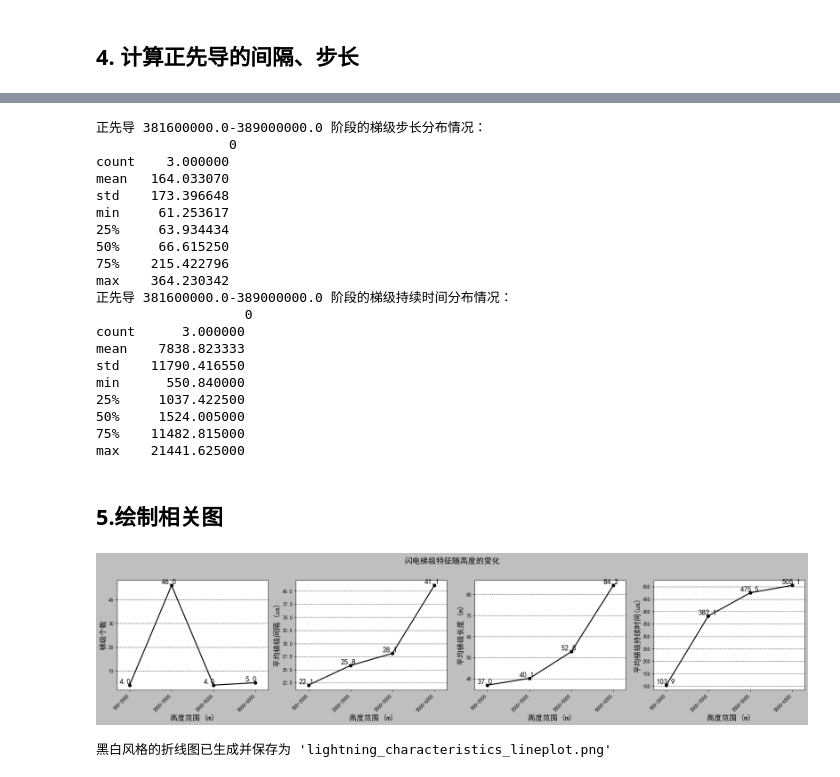
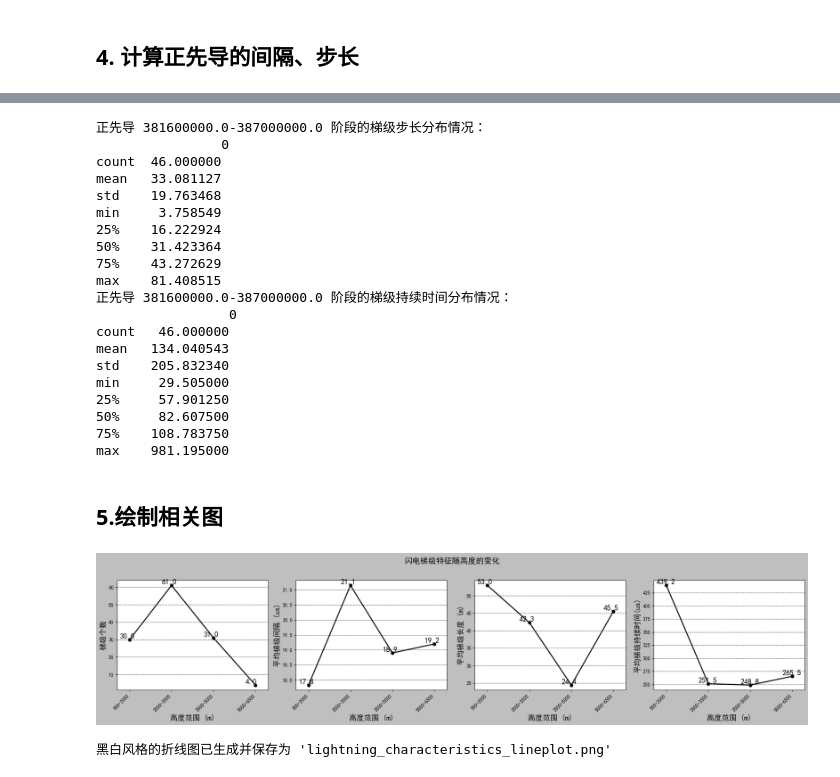
Before and after one commit to S0ngRu1/Lightning-Mapping, a Jupyter notebook: 2024/2d/Analysis Signal Interval.ipynb, the cells around one changed output, grey strips where cells are left out. Saved outputs shown, nothing was run; the diff lists cells and outputs as text; code cells hidden in the pictures.

```diff
--- a/2024/2d/Analysis Signal Interval.ipynb
+++ b/2024/2d/Analysis Signal Interval.ipynb
@@ -860,7 +863,7 @@ max    533.865000
 ### 5000-6500
 # %%
 # 选出正先导数据
-start_loc = 3.65e8
+start_loc = 3.656e8
 end_loc = 3.66e8
 negative_lead_result = filtered_result[
     (filtered_result.Start_loc >= start_loc) &
@@ -904,8 +907,8 @@ end_locs = filtered_start_loc[1:]    # 去掉第一个元素
 loc_tuples = list(zip(start_locs, end_locs))
 
 # --- DBSCAN 聚类参数 ---
-epsilon = 27
-min_samples = 2
+epsilon = 50
+min_samples = 3
 durations = []
 distances = []
 # Step2: 三维结果中筛选出对应的结果
@@ -972,7 +975,7 @@ max    1224.005000
 # %%
 # 选出正先导数据
 start_loc = 3.816e8
-end_loc = 3.89e8
+end_loc = 3.87e8
 positive_lead_result = filtered_result[
     (filtered_result.Start_loc >= start_loc) &
     (filtered_result.Start_loc < end_loc)
@@ -984,7 +987,7 @@ print("最大的间隔位于:",corresponding_start_loc)
 
 # 查看时间间隔大于某阈值的个数
 
-thea = 20000
+thea = 3000
 filtered_positive_time_diffs = time_diffs[ time_diffs > thea]
 filtered_positive_time_diffs = filtered_positive_time_diffs*5/1e3
 print(f"时间间隔大于{thea}的个数有：{len(filtered_positive_time_diffs)}")
@@ -1015,7 +1018,7 @@ end_locs = filtered_start_loc[1:]    # 去掉第一个元素
 loc_tuples = list(zip(start_locs, end_locs))
 
 # --- DBSCAN 聚类参数 ---
-epsilon = 80
+epsilon = 50
 min_samples = 3
 durations = []
 distances = []
@@ -1058,26 +1061,26 @@ print(f"正先导 {start_loc}-{end_loc} 阶段的梯级步长分布情况：\n",
 durations_df = pd.DataFrame(data=durations)
 print(f"正先导 {start_loc}-{end_loc} 阶段的梯级持续时间分布情况：\n",durations_df.describe())
 # %% [output]
-正先导 381600000.0-389000000.0 阶段的梯级步长分布情况：
+正先导 381600000.0-387000000.0 阶段的梯级步长分布情况：
+                0
+count  46.000000
+mean   33.081127
+std    19.763468
+min     3.758549
+25%    16.222924
+50%    31.423364
+75%    43.272629
+max    81.408515
+正先导 381600000.0-387000000.0 阶段的梯级持续时间分布情况：
                  0
-count    3.000000
-mean   164.033070
-std    173.396648
-min     61.253617
-25%     63.934434
-50%     66.615250
-75%    215.422796
-max    364.230342
-正先导 381600000.0-389000000.0 阶段的梯级持续时间分布情况：
-                   0
-count      3.000000
-mean    7838.823333
-std    11790.416550
-min      550.840000
-25%     1037.422500
-50%     1524.005000
-75%    11482.815000
-max    21441.625000
+count   46.000000
+mean   134.040543
+std    205.832340
+min     29.505000
+25%     57.901250
+50%     82.607500
+75%    108.783750
+max    981.195000
 # %% [markdown]
 ## 5.绘制相关图
 # %%
@@ -1094,10 +1097,10 @@ plt.style.use('grayscale')
 
 # 数据读取与处理（同原代码）
 data_string = """高度范围（m）,起始结束位置,持续时间（ms）,梯级个数,梯级间隔（us）,梯级持续时间（us）,梯级长度(m)
-"500-2000","3.7e8-3.72e8",10,4,"22.06 (20.39-25.71)","103.92 (73.92-133.92)","36.96 (32.42-41.50)"
-"2000-3500","3.67e8-3.7e8",15,46,"25.81 (20.28-47.61)","382.13 (30.96-2353.91)","40.13 (14.72-63.06)"
-"3500-5000","3.66e8-3.67e8",5,4,"28.11 (26.20-31.09)","475.50 (409.62-533.86","52.81 (42.24-61.17)"
-"5000-6500","3.65e8-3.66e8",5,5,"41.10 (15.38-128.71)","505.15 (7241.27-1224.01)","84.25 (21.23- 243.86)"
+"500-2000","3.7e8-3.72e8",10,30,"17.83 (15.17-25.71)","439.21 (81.46-1198.41)","52.99 (14.65-154.41)"
+"2000-3500","3.67e8-3.7e8",15,61,"21.15 (15.03-47.61)","251.48 (36.91-863.17)","42.33 (5.18-87.38)"
+"3500-5000","3.66e8-3.67e8",5,31,"18.90 (15.05-31.09)","248.80 (52.18-718.39)","24.42 (4.38-47.84)"
+"5000-6500","3.65e8-3.66e8",5,4,"19.20 (15.38-24.44)","265.54 (241.28-311.62)","45.50 (21.23- 88.19)"
 """
 df = pd.read_csv(io.StringIO(data_string))
 
@@ -1127,32 +1130,32 @@ for col_name, y_label, ax in features:
     x_idx = range(len(df))  # x轴索引（对应4个高度范围）
     y_vals = df[col_name]
     ax.plot(x_idx, y_vals, marker='o', linewidth=2, markersize=6)
 
     # --- 为每个数据点添加标注 ---
     for i, (x, y) in enumerate(zip(x_idx, y_vals)):
         ax.annotate(
             text=f'{y:.1f}',  # 标注文本（保留1位小数，避免过长）
             xy=(x, y),        # 标注位置（数据点坐标）
             xytext=(-20, 0),    # 文本偏移量（向右5px、向上5px，避免覆盖点）
             textcoords='offset points',  # 偏移基于数据点坐标
             fontsize=15,       # 字体大小
             ha='left',        # 水平对齐方式（左对齐，配合偏移）
             va='bottom'       # 垂直对齐方式（底部对齐）
         )
 
     # 子图细节优化
     ax.set_xticks(x_idx)
     ax.set_xticklabels(df['高度范围（m）'], rotation=45, ha='right')
     ax.set_xlabel('高度范围 (m)', fontsize=15)
     ax.set_ylabel(y_label, fontsize=15)
     ax.grid(axis='y', linestyle='--', alpha=0.7)
     ax.margins(x=0.1)
 
 plt.tight_layout(rect=[0, 0, 1, 0.92])
 # 显示图像
 plt.savefig('lightning_characteristics_lineplot.png')
 plt.show()
 print("黑白风格的折线图已生成并保存为 'lightning_characteristics_lineplot.png'")
 # %% [output]
-[figure, old version]
+[figure, new version]
 黑白风格的折线图已生成并保存为 'lightning_characteristics_lineplot.png'
```
Also changed, not shown: parts of 13 cells of this notebook, 11 other files.
